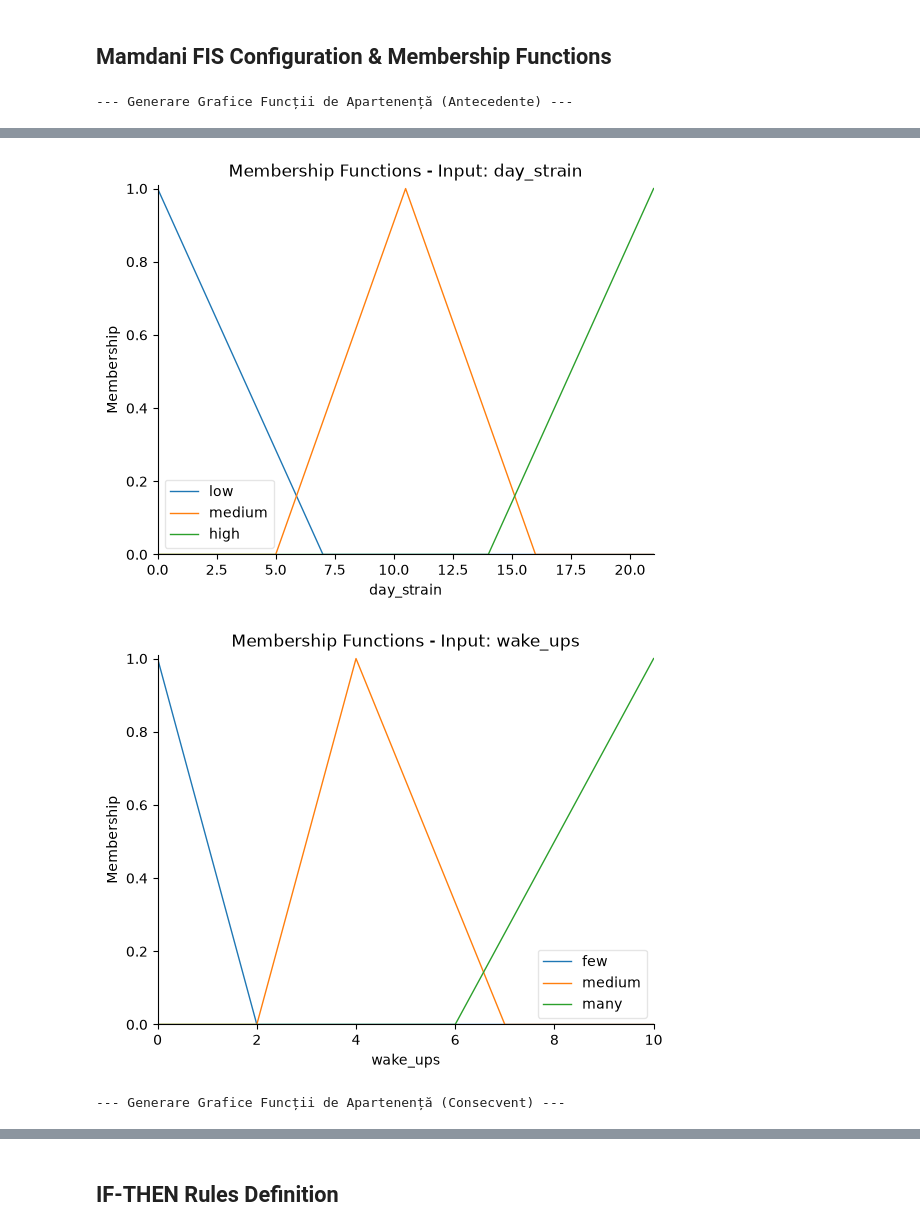
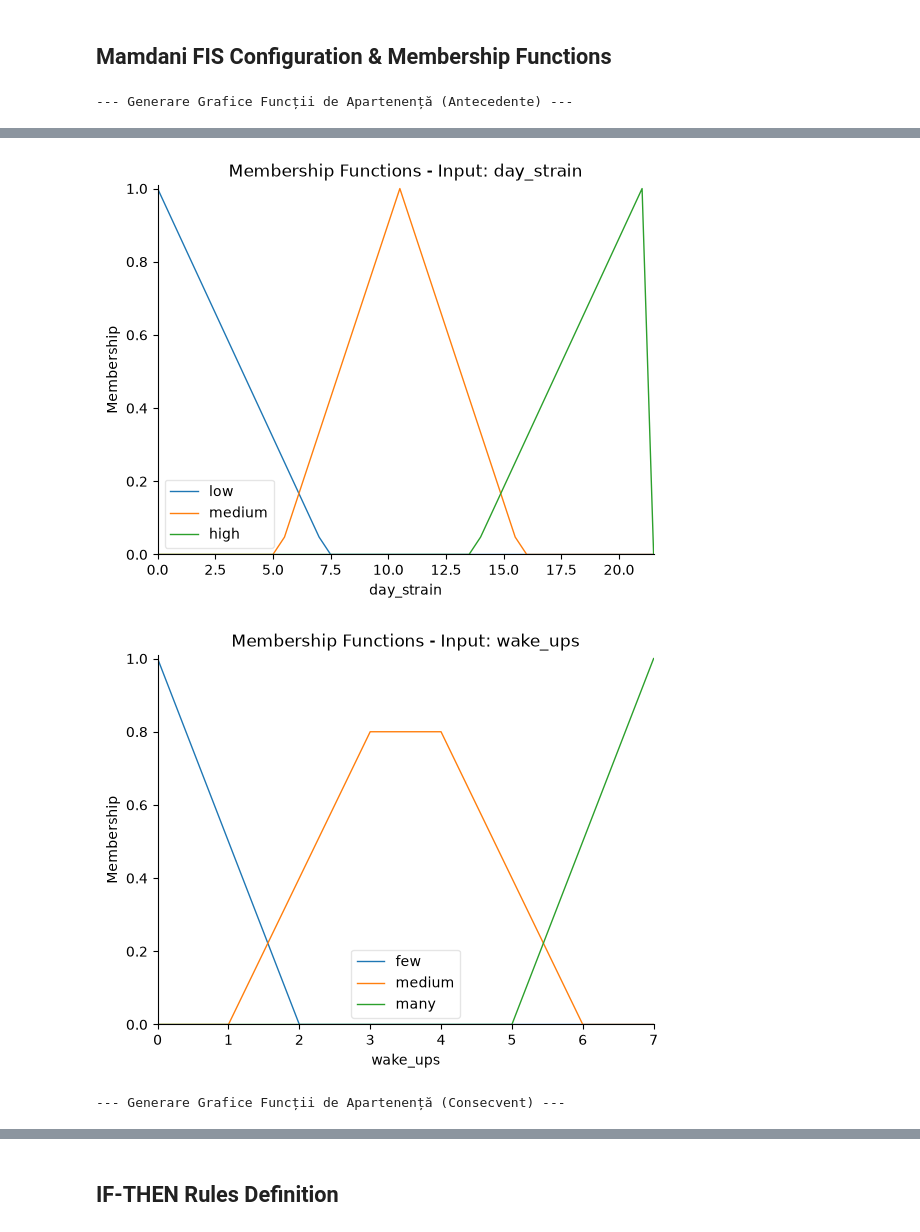
Before and after one commit to amiraaa83/Multi-Domain_Application_of_Mamdani_Fuzzy_Inference_Systems_for_Regression, a Jupyter notebook: notebooks/01_sleep_health.ipynb, the cells around one changed output, grey strips where cells are left out. Cells and saved outputs as stored; diff of their text form; code cells hidden in the pictures.

```diff
--- a/notebooks/01_sleep_health.ipynb
+++ b/notebooks/01_sleep_health.ipynb
@@ -115,33 +105,57 @@ Dataset shape: (100000, 4)
 # Instantiate Mamdani Engine
 fis = GenericMamdaniEngine()
 
-# Define Antecedents (Inputs)
-fis.add_antecedent('hrv', np.arange(20, 151, 1), {
-    'low': [20, 20, 50],
-    'medium': [40, 75, 110],
-    'high': [90, 150, 150]
-})
+# Define Antecedents (Inputs) calibrated to real-world dataset bounds
+fis.add_antecedent(
+    'hrv',
+    np.arange(int(hrv_min), int(hrv_max) + 1, 1),
+    {
+        'low': [hrv_min, hrv_min, (hrv_min + hrv_max) * 0.35],
+        'medium': [
+            (hrv_min + hrv_max) * 0.25,
+            (hrv_min + hrv_max) * 0.5,
+            (hrv_min + hrv_max) * 0.75,
+        ],
+        'high': [(hrv_min + hrv_max) * 0.65, hrv_max, hrv_max],
+    },
+)
 
-fis.add_antecedent('day_strain', np.arange(0, 21.1, 0.5), {
-    'low': [0, 0, 7],
-    'medium': [5, 10.5, 16],
-    'high': [14, 21, 21]
-})
+fis.add_antecedent(
+    'day_strain',
+    np.arange(int(strain_min), int(strain_max) + 1, 0.5),
+    {
+        'low': [strain_min, strain_min, (strain_min + strain_max) * 0.35],
+        'medium': [
+            (strain_min + strain_max) * 0.25,
+            (strain_min + strain_max) * 0.5,
+            (strain_min + strain_max) * 0.75,
+        ],
+        'high': [(strain_min + strain_max) * 0.65, strain_max, strain_max],
+    },
+)
 
-fis.add_antecedent('wake_ups', np.arange(0, 11, 1), {
-    'few': [0, 0, 2],
-    'medium': [2, 4, 7],
-    'many': [6, 10, 10]
-})
+fis.add_antecedent(
+    'wake_ups',
+    np.arange(wake_min, wake_max + 1, 1),
+    {
+        'few': [wake_min, wake_min, wake_min + 2],
+        'medium': [max(wake_min, wake_min + 1), (wake_min + wake_max) / 2, min(wake_max, wake_max - 1)],
+        'many': [wake_max - 2, wake_max, wake_max],
+    },
+)
 
-# Define Consequent (Output)
-fis.add_consequent('sleep_efficiency', np.arange(0, 101, 1), {
-    'poor': [0, 0, 40],
-    'average': [30, 55, 80],
-    'excellent': [70, 100, 100]
-})
+# Define Consequent (Output) mapped directly to data percentiles to eliminate dead zones
+fis.add_consequent(
+    'sleep_efficiency',
+    np.arange(int(eff_min), int(eff_max) + 1, 1),
+    {
+        'poor': [eff_min, eff_min, eff_q1, eff_median],
+        'average': [eff_q1, eff_median, eff_q3],
+        'excellent': [eff_median, eff_q3, eff_max, eff_max],
+    },
+)
 
-# Visualize Membership Functions (as requested)
+# Visualize Membership Functions
 plot_membership_functions(fis)
 # %% [output]
 --- Generare Grafice Funcții de Apartenență (Antecedente) ---
@@ -149,3 +163,3 @@ plot_membership_functions(fis)
-[figure, old version]
+[figure, new version]
-[figure, old version]
+[figure, new version]
 --- Generare Grafice Funcții de Apartenență (Consecvent) ---
```
Also changed, not shown: parts of 9 cells of this notebook, 2 other files.
